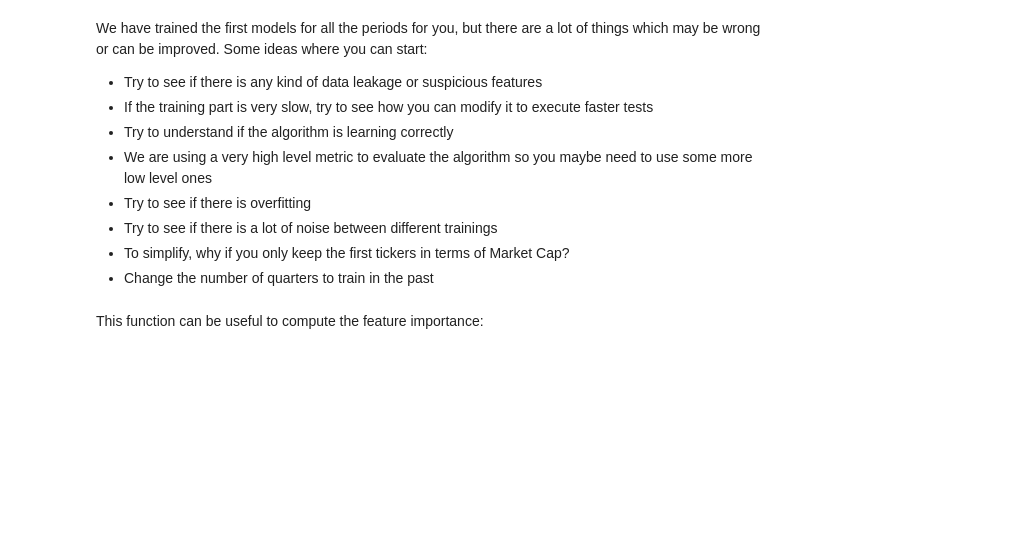
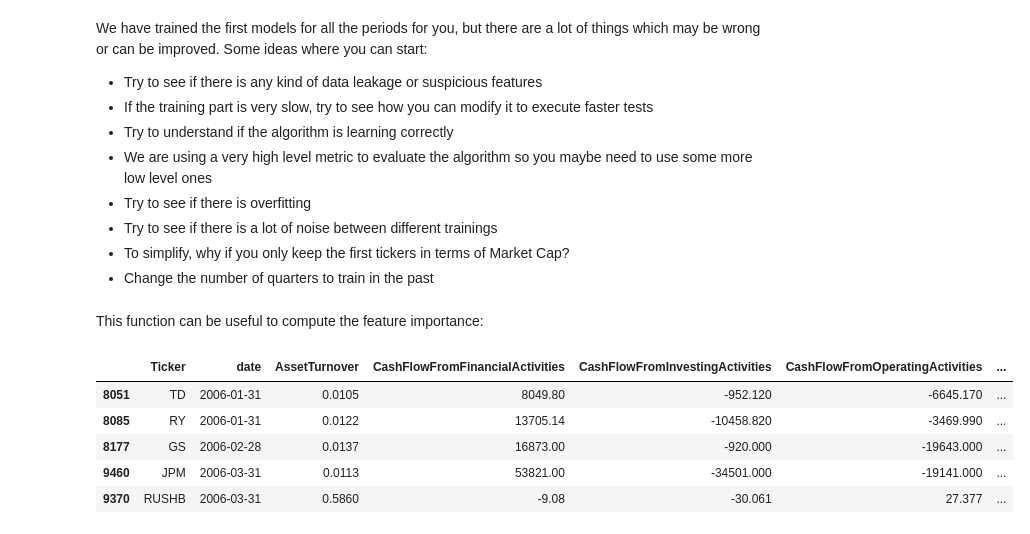
Before and after one commit to uhernando002/zrive-ds, a Jupyter notebook: src/module_5/module5.ipynb, the cells around one changed output. Drawn from its saved outputs; the diff is of its cells as text; code cells hidden in the pictures; blank space fills up the shorter version.

```diff
--- a/src/module_5/module5.ipynb
+++ b/src/module_5/module5.ipynb
@@ -298,3 +350,12 @@ def draw_feature_importance(model,top = 15):
 # %%
 from scipy.stats import lognorm
 import matplotlib.pyplot as plt
+# %%
+all_predicted_tickers.head()
+# %% [output]
+|  | Ticker | date | AssetTurnover | CashFlowFromFinancialActivities | CashFlowFromInvestingActivities | CashFlowFromOperatingActivities | ... |
+| 8051 | TD | 2006-01-31 | 0.0105 | 8049.80 | -952.120 | -6645.170 | ... |
+| 8085 | RY | 2006-01-31 | 0.0122 | 13705.14 | -10458.820 | -3469.990 | ... |
+| 8177 | GS | 2006-02-28 | 0.0137 | 16873.00 | -920.000 | -19643.000 | ... |
+| 9460 | JPM | 2006-03-31 | 0.0113 | 53821.00 | -34501.000 | -19141.000 | ... |
+| 9370 | RUSHB | 2006-03-31 | 0.5860 | -9.08 | -30.061 | 27.377 | ... |
```
Also changed, not shown: parts of 12 cells of this notebook.
